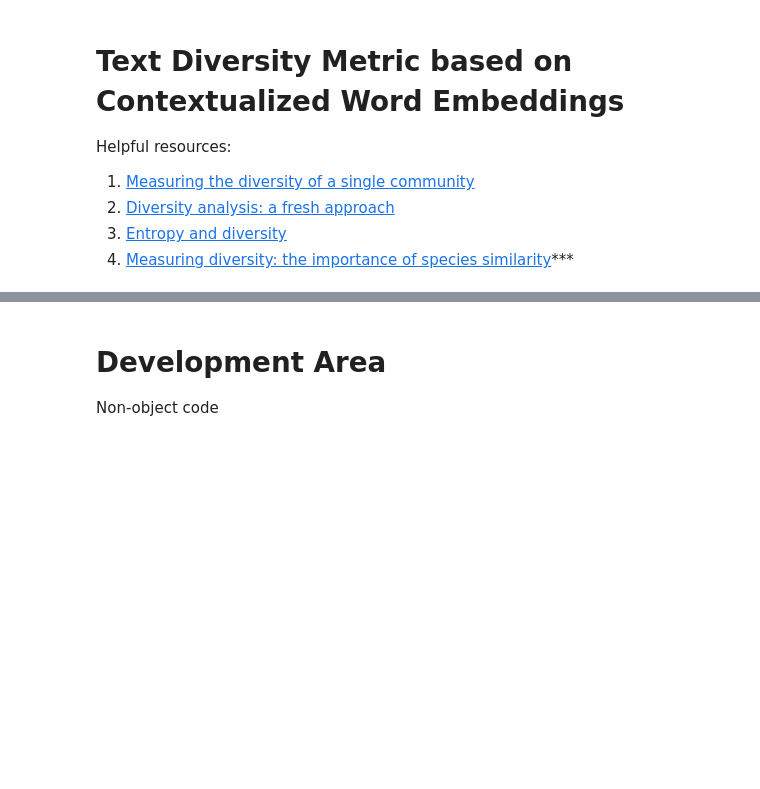
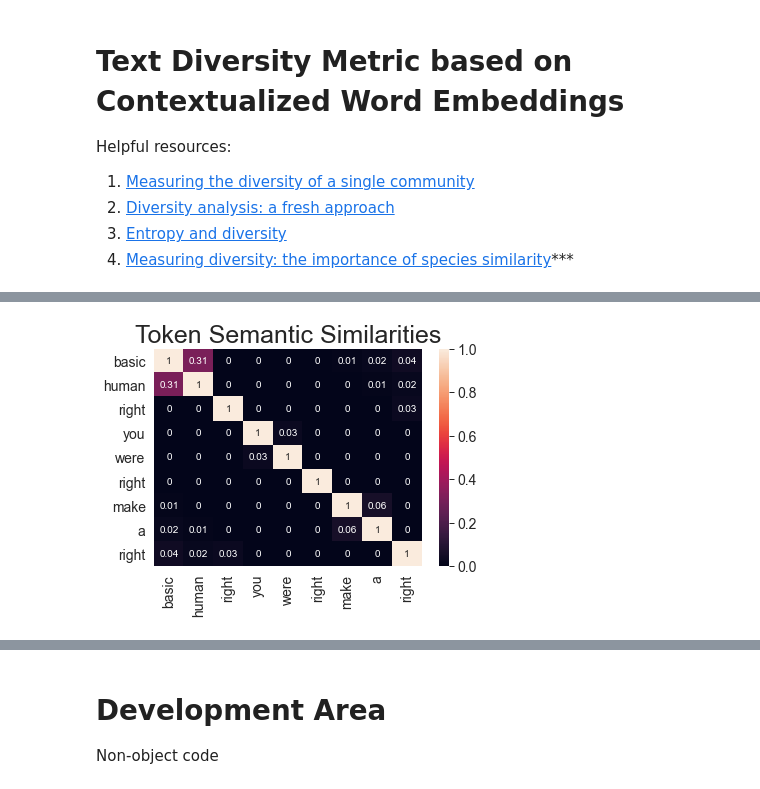
Before and after one commit to asakhala921/Sibyl_eval, a Jupyter notebook: text_diversity.ipynb, the cells around one changed output, grey strips where cells are left out. Cells and saved outputs as stored; diff of their text form; code cells hidden in the pictures; blank space fills up the shorter version.

```diff
--- a/text_diversity.ipynb
+++ b/text_diversity.ipynb
@@ -105,6 +84,7 @@ class TextDiversity:
         if self.verbose:
             ret = {
                 'diversity': D,
+                'diversity_normalized': D / len(self.tokens),
                 'entropy': np.log(D),
                 'tokens': self.tokens,
                 'token_similarities': self.token_similarities,
@@ -112,7 +92,8 @@ class TextDiversity:
             }
         else:
             ret = {
-                'diversity': D
+                'diversity': D,
+                'diversity_normalized': D / len(self.tokens)
             }
 
         return ret
@@ -222,4 +203,4 @@ class TextDiversity:
                title="Corpus Diversity Profile")
         plt.show()
 # %%
-diversity_metric = TextDiversity(verbose=False)
+diversity_metric = TextDiversity(verbose=True)
@@ -267,0 +207,22 @@ pp.pprint(diversity_metric(corpus2, q=1))
+# %%
+corpus1 = [
+    'basic human right',
+    'you were right',
+    'make a right'
+]
+
+corpus2 = [
+    'one massive earth',
+    'an enormous globe',
+    'the colossal world'
+]
+# %%
+pp.pprint(corpus1)
+out1 = diversity_metric(corpus1)
+pp.pprint(out1)
+
+print()
+
+pp.pprint(corpus2)
+out2 = diversity_metric(corpus2)
+pp.pprint(out2)
@@ -267,0 +247,8 @@ pp.pprint(diversity_metric(corpus2, q=1))
+# %%
+g = sns.heatmap(np.around(out1['token_similarities'], 2), annot=True, annot_kws={"fontsize": 10}, fmt='g')
+g.set_xticklabels(out1['tokens'], rotation=90)
+g.set_yticklabels(out1['tokens'], rotation=0)
+g.set_title('Token Semantic Similarities')
+plt.show()
+# %% [output]
+[figure, added]
```
Also changed, not shown: parts of 7 cells of this notebook, 33 other files.
